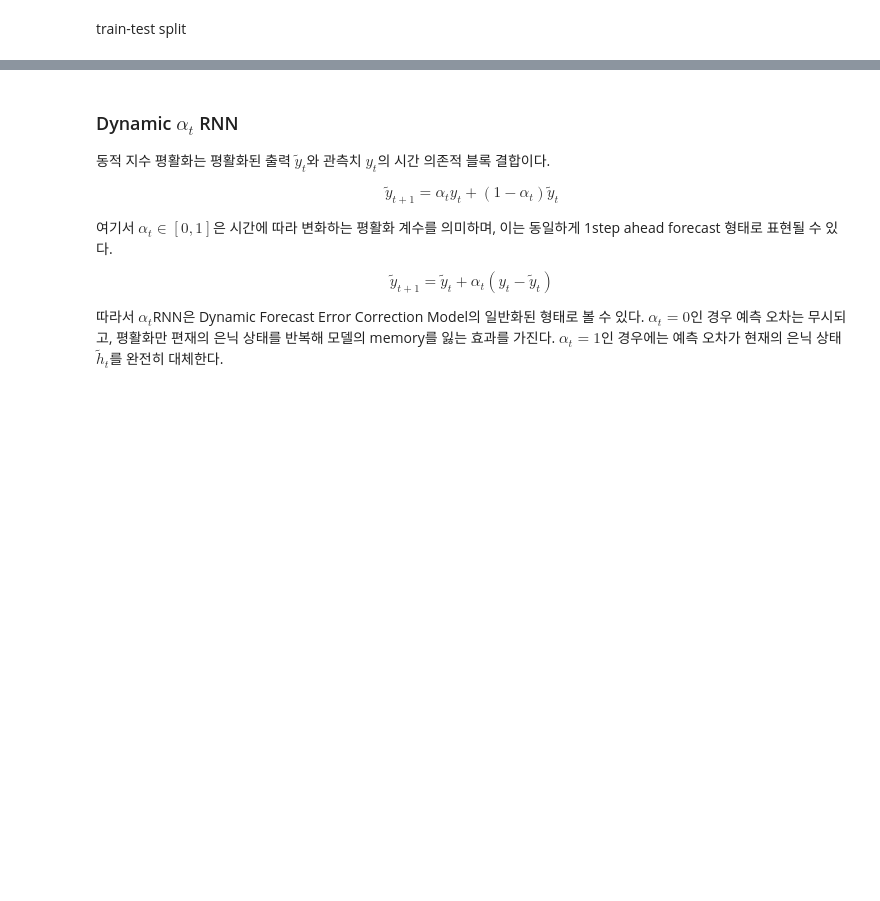
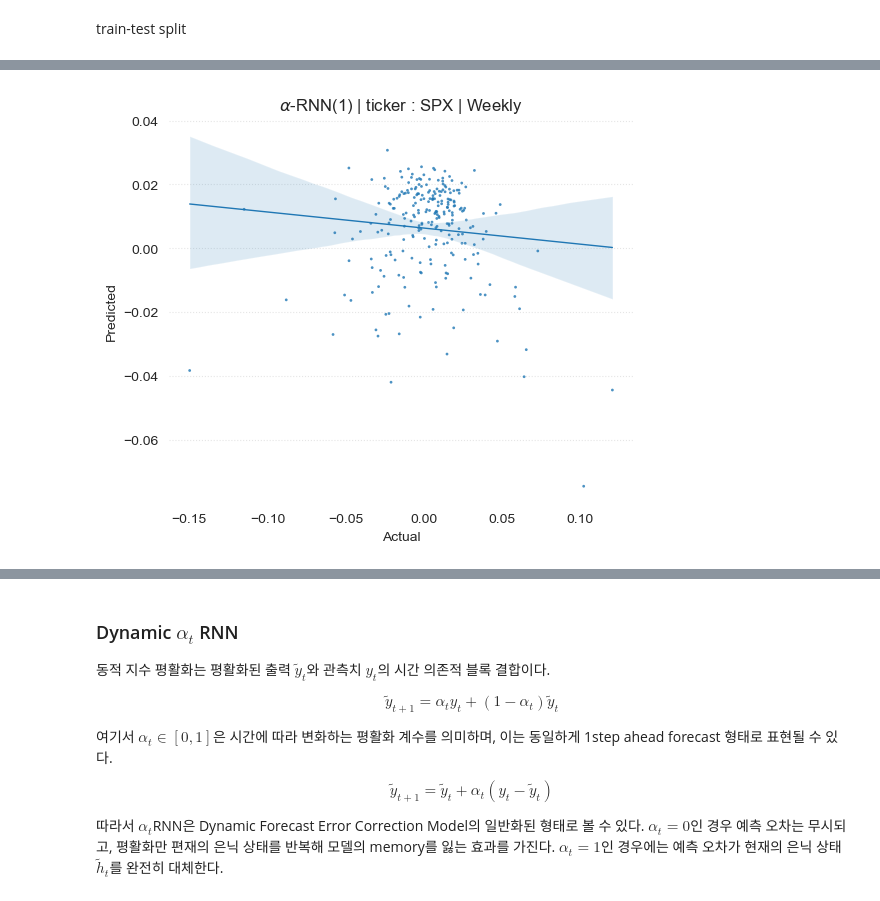
Before and after one commit to QuantifiSogang/2024MLforTimeSeries, a Jupyter notebook: 01BasicStatisticalModeling/04DeepLearningModels.ipynb, the cells around one changed output, grey strips where cells are left out. Cells and saved outputs as stored; diff of their text form; code cells hidden in the pictures; blank space fills up the shorter version.

```diff
--- a/01BasicStatisticalModeling/04DeepLearningModels.ipynb
+++ b/01BasicStatisticalModeling/04DeepLearningModels.ipynb
@@ -145,3 +152,23 @@ plt.show()
+# %%
+fig, ax = plt.subplots(figsize = (6, 5))
+
+sns.regplot(
+    x=data['Close'].resample('W').last().pct_change().iloc[-246:],
+    y=temp,
+    scatter_kws={'s': 4, 'edgecolor': 'none'},
+    line_kws={'lw' : 1},
+    ax=ax
+)
+for spine in ax.spines.values():
+    spine.set_visible(False)
+ax.grid(False)
+ax.yaxis.grid(True, ls = ':', alpha = 0.5)
+plt.title(r'$\alpha$-RNN(1) | ticker : SPX | Weekly')
+plt.xlabel('Actual')
+plt.ylabel('Predicted')
+plt.show()
+# %% [output]
+[figure, added]
 # %%
 from statsmodels.graphics.tsaplots import plot_acf, plot_pacf
 
```
Also changed, not shown: parts of 33 cells of this notebook.
